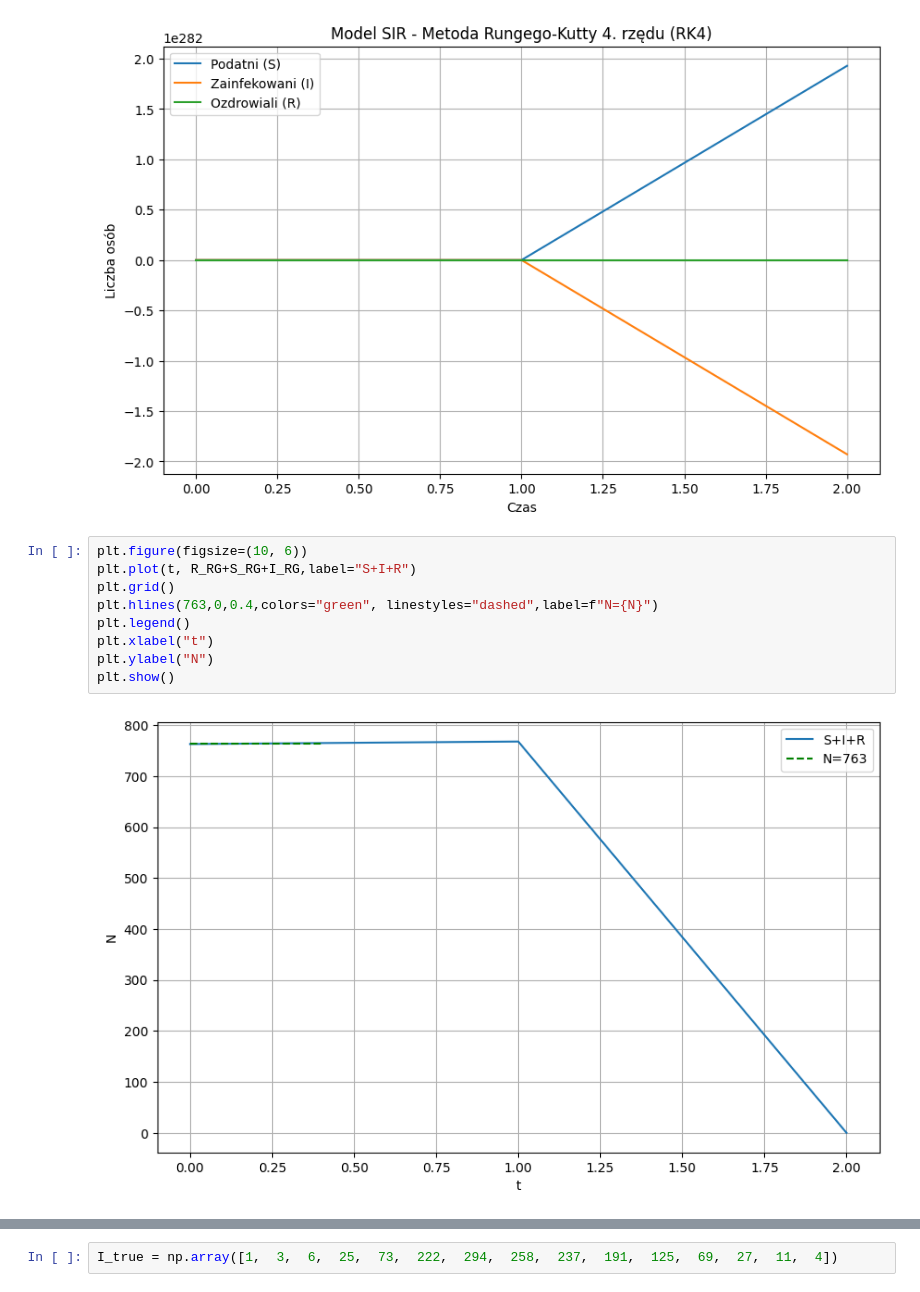
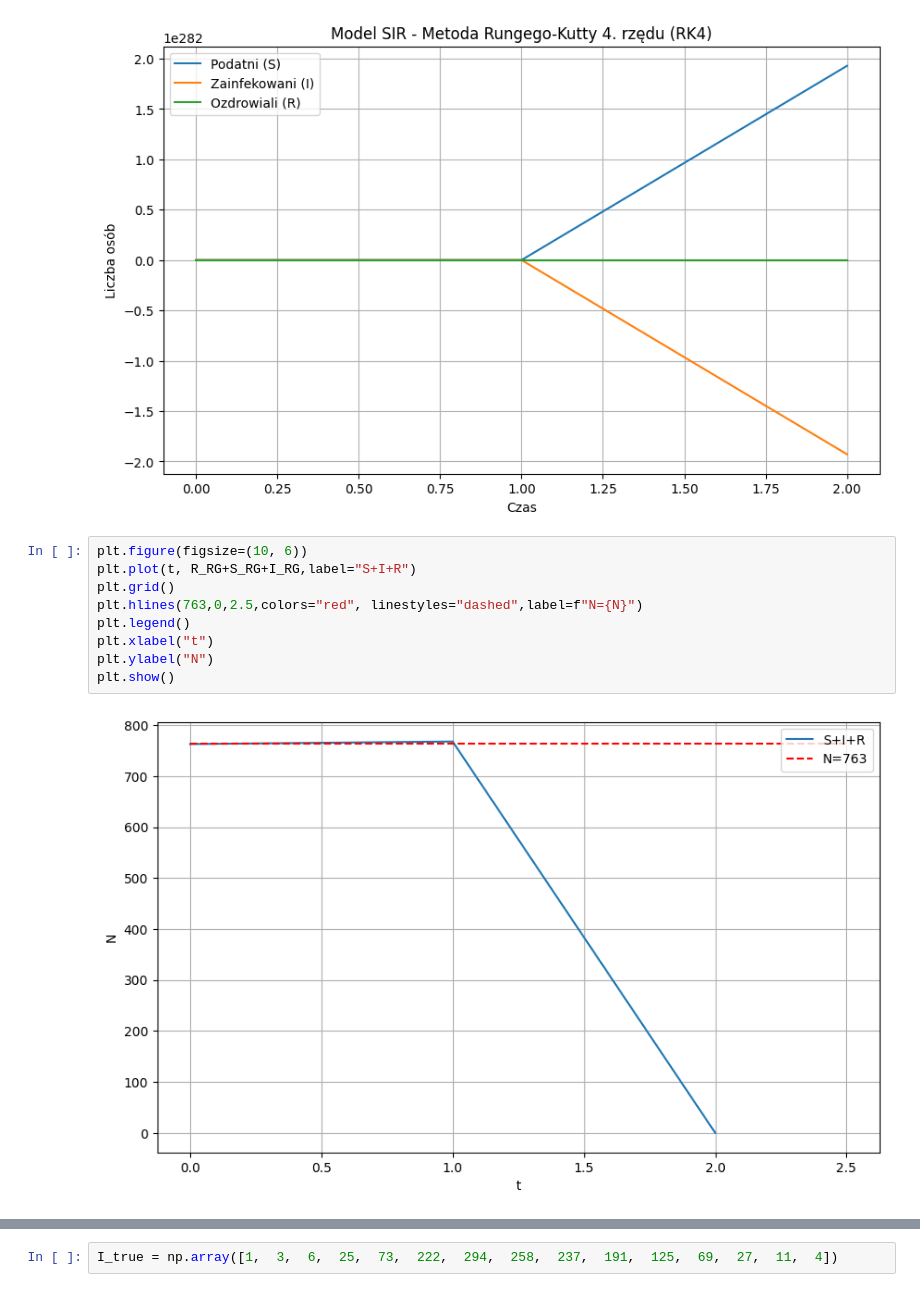
Before and after one commit to domino644/mownit, a Jupyter notebook: lab9/zad3/zad3.ipynb, the cells around one changed output, grey strips where cells are left out. Drawn from its saved outputs; the diff is of its cells as text.

```diff
--- a/lab9/zad3/zad3.ipynb
+++ b/lab9/zad3/zad3.ipynb
@@ -177,11 +184,11 @@ plt.show()
 # %%
 plt.figure(figsize=(10, 6))
 plt.plot(t, R_RG+S_RG+I_RG,label="S+I+R")
 plt.grid()
-plt.hlines(763,0,0.4,colors="green", linestyles="dashed",label=f"N={N}")
+plt.hlines(763,0,2.5,colors="red", linestyles="dashed",label=f"N={N}")
 plt.legend()
 plt.xlabel("t")
 plt.ylabel("N")
 plt.show()
 # %% [output]
-[figure, old version]
+[figure, new version]
```
Also changed, not shown: parts of 6 cells of this notebook, 3 other files.
